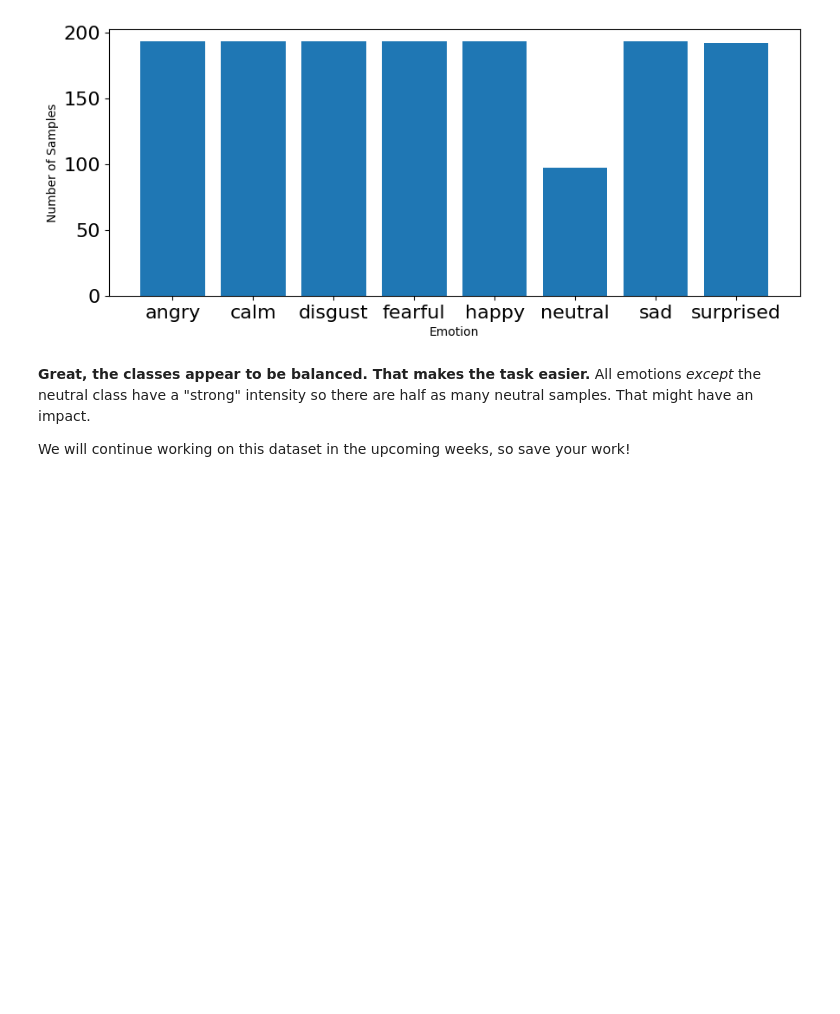
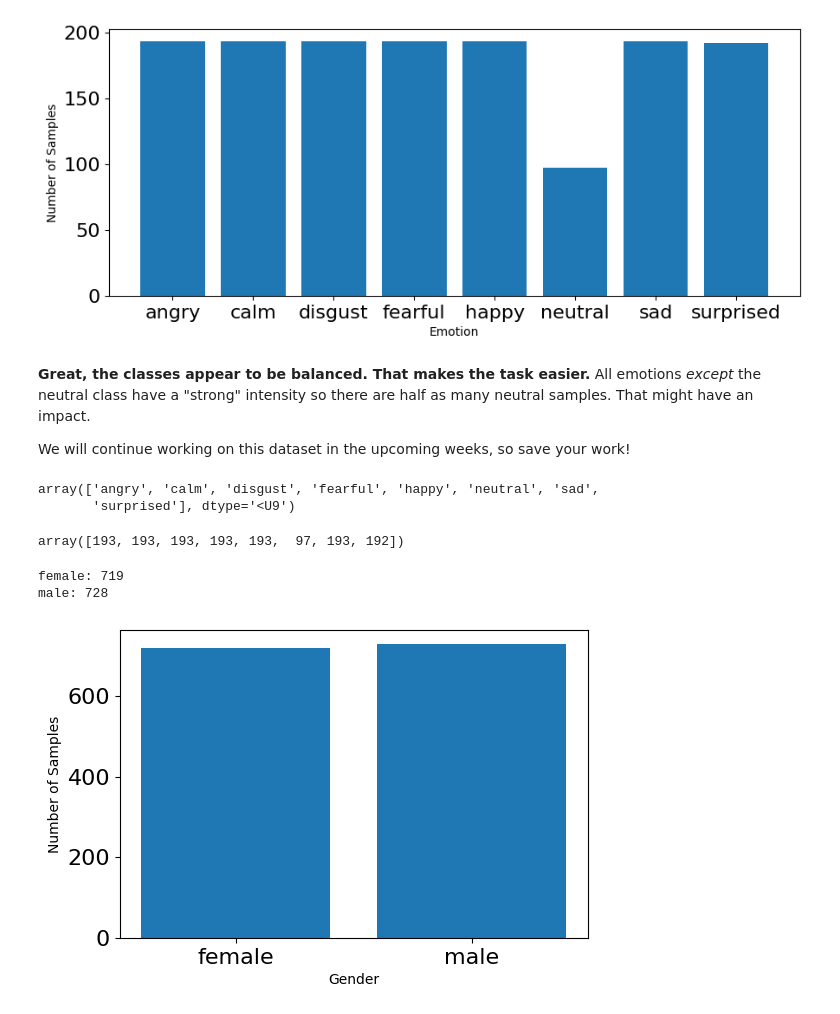
Before and after one commit to aedrrian/Week2-DataPreprocessing, a Jupyter notebook: Week 2.ipynb, the cells around one changed output. Cells and saved outputs as stored; diff of their text form; code cells hidden in the pictures; blank space fills up the shorter version.

Commit message:
added gender category

```diff
--- a/Week 2.ipynb
+++ b/Week 2.ipynb
@@ -675,22 +679,37 @@ Now we're going to load our data and extract the emotion names according to the
 import os, glob
 
 def load_data():
-    X,y=[],[]
+    x,y=[],[]
     count = 0
     for file in glob.glob("/content/drive/MyDrive/IAT 360 Assignment 2/Audio Data/Actor_*/*.wav"):
         file_name=os.path.basename(file)
+
+        actor_num = int(file_name.split("-")[6].split(".")[0])
+
+
+        if actor_num % 2 == 0:
+           gender = genders_dict['even'] # Changed from 1 to '02'
+           # print(str(actor_num) + " is " + gender)
+        else:
+           gender = genders_dict['odd'] # Changed from 2 to '01'
+           # print(str(actor_num) + " is " + gender)
+
+
         emotion=emotions_dict[file_name.split("-")[2]]
-        #features = get_features(file)
-        #X.append(features)
+
+        # features = get_features(file)
+        x.append(gender)
         y.append(emotion)
         count += 1
         # '\r' + end='' results in printing over same line
-        print('\r' + f' Processed {count}/{1440} audio samples',end=' ')
+        # print('\r' + f' Processed {count}/{1440} audio samples',end=' ')
+
     # Return arrays to plug into sklearn's cross-validation algorithms
-    return np.array(X), np.array(y)
+    print(np.array(x))
+    return np.array(x), np.array(y)
 # %% [markdown]
 We will not compute the feature matrix this week, but we will read the emotion labels for the entire dataset.
 We will explain why the X and Y elements are important in the upcoming weeks.
 # %%
-features, emotions = load_data()
+genders, emotions = load_data()
 # %% [output]
@@ -715,3 +734,33 @@ plt.show()
 **Great, the classes appear to be balanced. That makes the task easier.** All emotions _except_ the neutral class have a "strong" intensity so there are half as many neutral samples. That might have an impact.
 
 We will continue working on this dataset in the upcoming weeks, so save your work!
+# %%
+emotion_list
+# %% [output]
+array(['angry', 'calm', 'disgust', 'fearful', 'happy', 'neutral', 'sad',
+       'surprised'], dtype='<U9')
+# %%
+count
+# %% [output]
+array([193, 193, 193, 193, 193,  97, 193, 192])
+# %%
+# plot gender
+plt.figure(figsize=(35,4))
+plt.subplot(1,5,1)
+#np.unique returns ordered list of unique elements and count of each element
+gender_list, count = np.unique(genders, return_counts=True)
+
+plt.bar(x=range(2), height=count)
+plt.xticks(ticks=range(2), labels = [gender for gender in gender_list],fontsize=10)
+plt.xlabel('Gender')
+plt.tick_params(labelsize=16)
+plt.ylabel('Number of Samples')
+
+print("female: " + str(count[0]) )
+print("male: " + str(count[1]) )
+
+plt.show()
+# %% [output]
+female: 719
+male: 728
+[figure, added]
```
Also changed, not shown: parts of 7 cells of this notebook.
